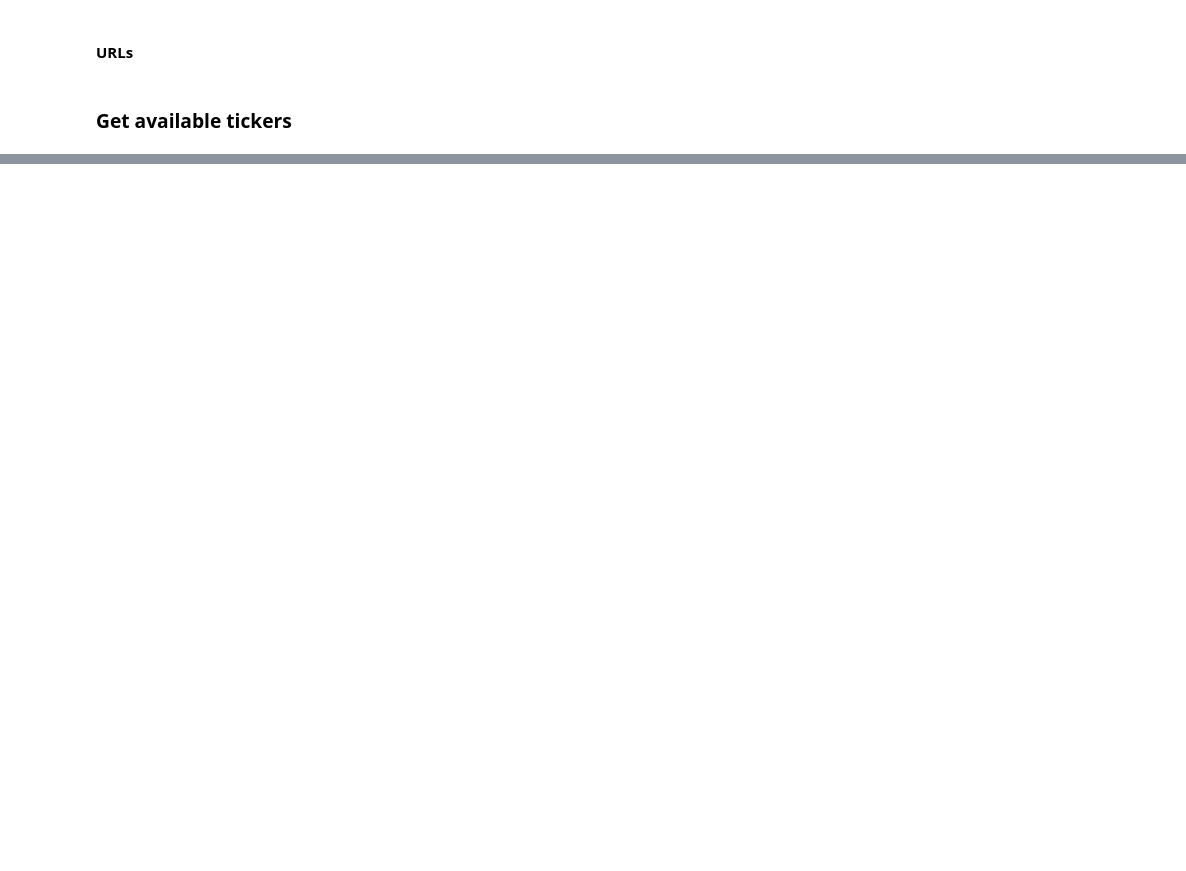
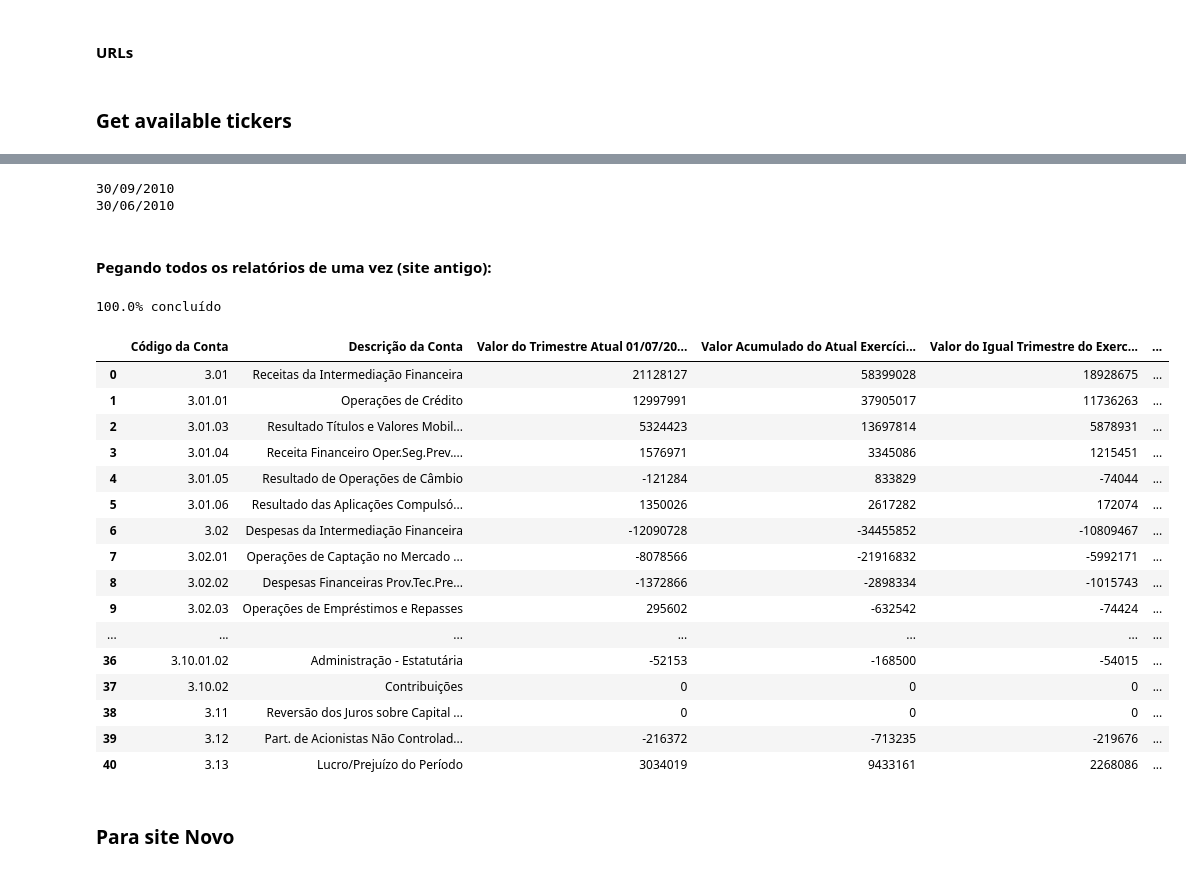
Before and after one commit to johnmattox/company_research, a Jupyter notebook: webscraping/rascunho.ipynb, the cells around one changed output, grey strips where cells are left out. Drawn from its saved outputs; the diff is of its cells as text; code cells hidden in the pictures; blank space fills up the shorter version.

```diff
--- a/webscraping/rascunho.ipynb
+++ b/webscraping/rascunho.ipynb
@@ -87,0 +223,3 @@ empresas_listadas = {cvm_code:{'name':n,'segment':s} for (cvm_code,n,s) in zip (
+# %%
+datas_site_antigo = [poss_relat[i].split(' ')[0] for i in idxs_to_get if "www2.bmfbovespa.com.br" in relatorios_raw[i].a['href']]
+datas_site_antigo
@@ -87,0 +273,3 @@ empresas_listadas = {cvm_code:{'name':n,'segment':s} for (cvm_code,n,s) in zip (
+# %%
+r = [relatorios_raw[i] for i in idxs_to_get][26]
+int(r.a['href'].split('NumeroSequencialDocumento=')[1].split('&')[0])
@@ -87,0 +351,66 @@ empresas_listadas = {cvm_code:{'name':n,'segment':s} for (cvm_code,n,s) in zip (
+# %%
+for col in df.columns[-2:]:
+    print(col)
+# %% [output]
+30/09/2010
+30/06/2010
+# %% [markdown]
+#### Pegando todos os relatórios de uma vez (site antigo):
+# %%
+relatorios_site_antigo = {}
+for dat in datas_site_antigo:
+    with requests.Session() as s:
+        r = s.get(url=url_open_site_antigo.format(DATA_INPUT=dat))
+        Logincookies = r.cookies
+        relatorios_site_antigo[dat] = {}
+        for k in url_relatorios_site_antigo.keys():
+            r = s.get(url=url_relatorios_site_antigo[k],cookies=Logincookies)
+            raw_soup = soup(r.text,"html.parser")
+            try:
+                table_chunks = raw_soup.find('div',{'class':'ScrollMaker'}).findAll('tr')
+                if k in ['ativo','passivo']:
+                    df = pd.DataFrame([[str.strip(k.text) for k in n.findAll('td')] for n in table_chunks])
+                    df.columns = df.iloc[0]
+                    df = df.reindex(df.index.drop(0)).reset_index(drop=True)
+                    df.columns.name = None
+                    for col in df.columns[-2:]:
+                        df[col] = [int(k.replace('.','')) if '(' not in k else \
+                                   (-1)*int(k.replace('.','').replace('(','').replace(')','')) \
+                                   for k in df[col]]
+                else:
+                    df = pd.DataFrame([[str.strip(k.text) for k in n.findAll('td')] for n in table_chunks[0].findAll('tr')],\
+                                      columns = [k.text for k in table_chunks[0].findAll('td')[0:6]])
+                    for col in df.columns[-4:]:
+                        df[col] = [int(k.replace('.','')) if '(' not in k else \
+                                   (-1)*int(k.replace('.','').replace('(','').replace(')','')) \
+                                   for k in df[col]]
+                relatorios_site_antigo[dat][k] = df
+            except:
+                continue
+        print("\r%.1f%% concluído"%((datas_site_antigo.index(dat)+1)*100.0/len(datas_site_antigo)),end='')
+for k in [k for k in relatorios_site_antigo.keys() if relatorios_site_antigo[k] == {}]:
+    del relatorios_site_antigo[k]
+# %% [output]
+100.0% concluído
+# %%
+relatorios_site_antigo['30/09/2010']['dre']
+# %% [output]
+|  | Código da Conta | Descrição da Conta | Valor do Trimestre Atual 01/07/20... | Valor Acumulado do Atual Exercíci... | Valor do Igual Trimestre do Exerc... | ... |
+| 0 | 3.01 | Receitas da Intermediação Financeira | 21128127 | 58399028 | 18928675 | ... |
+| 1 | 3.01.01 | Operações de Crédito | 12997991 | 37905017 | 11736263 | ... |
+| 2 | 3.01.03 | Resultado Títulos e Valores Mobil... | 5324423 | 13697814 | 5878931 | ... |
+| 3 | 3.01.04 | Receita Financeiro Oper.Seg.Prev.... | 1576971 | 3345086 | 1215451 | ... |
+| 4 | 3.01.05 | Resultado de Operações de Câmbio | -121284 | 833829 | -74044 | ... |
+| 5 | 3.01.06 | Resultado das Aplicações Compulsó... | 1350026 | 2617282 | 172074 | ... |
+| 6 | 3.02 | Despesas da Intermediação Financeira | -12090728 | -34455852 | -10809467 | ... |
+| 7 | 3.02.01 | Operações de Captação no Mercado ... | -8078566 | -21916832 | -5992171 | ... |
+| 8 | 3.02.02 | Despesas Financeiras Prov.Tec.Pre... | -1372866 | -2898334 | -1015743 | ... |
+| 9 | 3.02.03 | Operações de Empréstimos e Repasses | 295602 | -632542 | -74424 | ... |
+| ... | ... | ... | ... | ... | ... | ... |
+| 36 | 3.10.01.02 | Administração - Estatutária | -52153 | -168500 | -54015 | ... |
+| 37 | 3.10.02 | Contribuições | 0 | 0 | 0 | ... |
+| 38 | 3.11 | Reversão dos Juros sobre Capital ... | 0 | 0 | 0 | ... |
+| 39 | 3.12 | Part. de Acionistas Não Controlad... | -216372 | -713235 | -219676 | ... |
+| 40 | 3.13 | Lucro/Prejuízo do Período | 3034019 | 9433161 | 2268086 | ... |
+# %% [markdown]
+### Para site Novo
```
Also changed, not shown: parts of 56 cells of this notebook.
